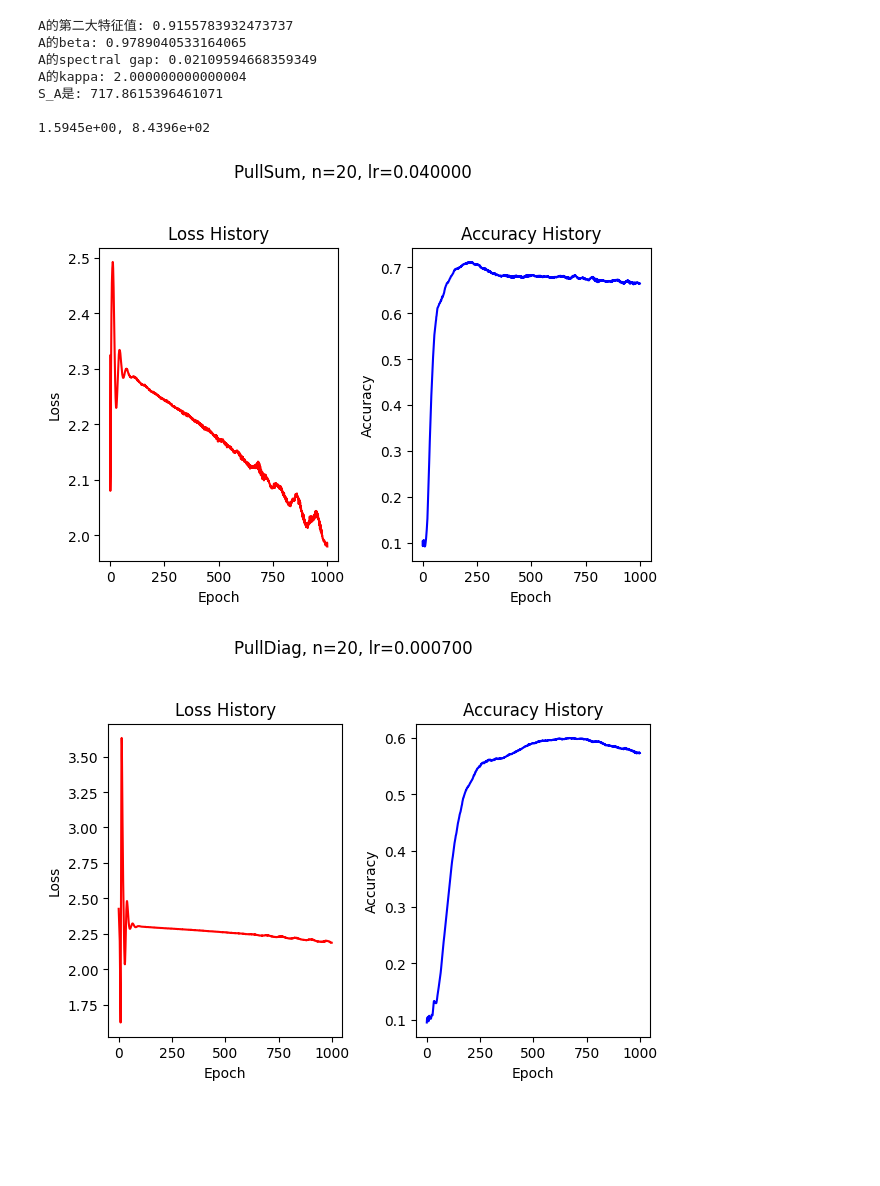
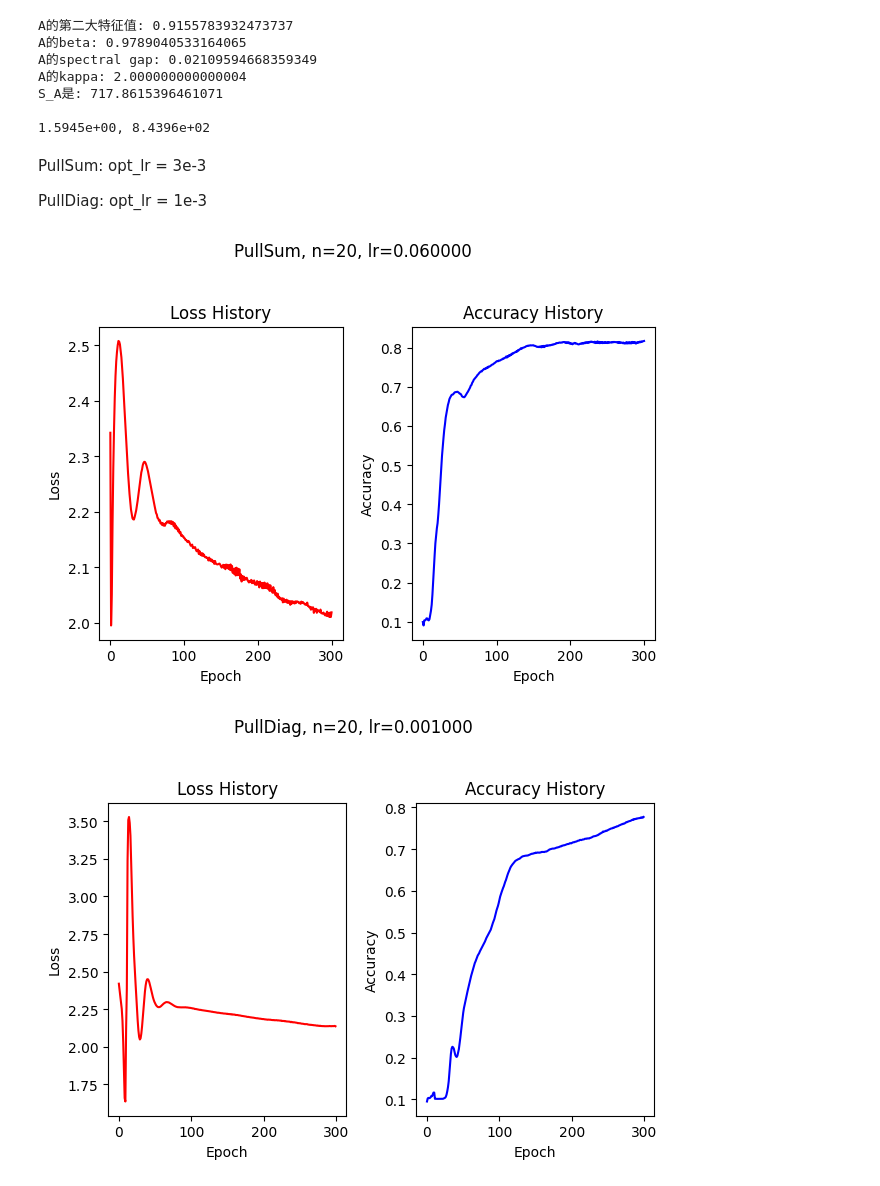
Before and after one commit to Luoxiaogan/PullSum_MNIST, a Jupyter notebook: code/神经网络实验/MNIST最终实验/新的实验/Ring3, 大异质性.ipynb, the cells around one changed output. Saved outputs shown, nothing was run; the diff lists cells and outputs as text; code cells hidden in the pictures; blank space fills up the shorter version.

```diff
--- a/code/神经网络实验/MNIST最终实验/新的实验/Ring3, 大异质性.ipynb
+++ b/code/神经网络实验/MNIST最终实验/新的实验/Ring3, 大异质性.ipynb
@@ -36,7 +36,7 @@ B=get_B(A=A,u=2*n,n=n)
 show_row(A)
 _,__=test_row(A,epochs=1000)
 print(f"{_:.4e}, {__:.4e}")
-h_data,y_data,X_test,y_test=prepare_node_20_hard_linear_mix(p1=0.92, seed=42)
+h_data,y_data,X_test,y_test=prepare_node_20_hard_linear_mix(p1=0.8, seed=42)
 # %% [output]
 A的第二大特征值: 0.9155783932473737
 A的beta: 0.9789040533164065
@@ -45,25 +45,29 @@ A的kappa: 2.000000000000004
 S_A是: 717.8615396461071
 
 1.5945e+00, 8.4396e+02
+# %% [markdown]
+PullSum: opt_lr = 3e-3
+
+PullDiag: opt_lr = 1e-3
 # %%
 Sum_l1, Sum_a1 = train_PullSum(
     n=n,
     A=A,
     B=B,
     model_class=MNISTClassifier_4layer_2,
     seed_for_model=49,
     criterion_class=nn.CrossEntropyLoss,
-    epochs=1000,
-    lr=2e-3,
+    epochs=300,
+    lr=3e-3,
     X_train_data=h_data,
     y_train_data=y_data,
     X_test_data=X_test,
     y_test_data=y_test,
     compute_accuracy=compute_accuracy_with_average_model,
     show_graph=True
 )
 # %% [output]
-[figure, old version]
+[figure, new version]
 # %%
 Diag_l1, Diag_a1 = train_PullDiag(
     n=n,
@@ -71,8 +75,8 @@ Diag_l1, Diag_a1 = train_PullDiag(
     model_class=MNISTClassifier_4layer_2,
     seed_for_model=49,
     criterion_class=nn.CrossEntropyLoss,
-    epochs=1000,
-    lr=7e-4,
+    epochs=300,
+    lr=1e-3,
     X_train_data=h_data,
     y_train_data=y_data,
     X_test_data=X_test,
@@ -81,5 +85,5 @@ Diag_l1, Diag_a1 = train_PullDiag(
     show_graph=True
 )
 # %% [output]
-[figure, old version]
+[figure, new version]
 # %%
```
Also changed, not shown: parts of 16 cells of this notebook, 8 other files.
